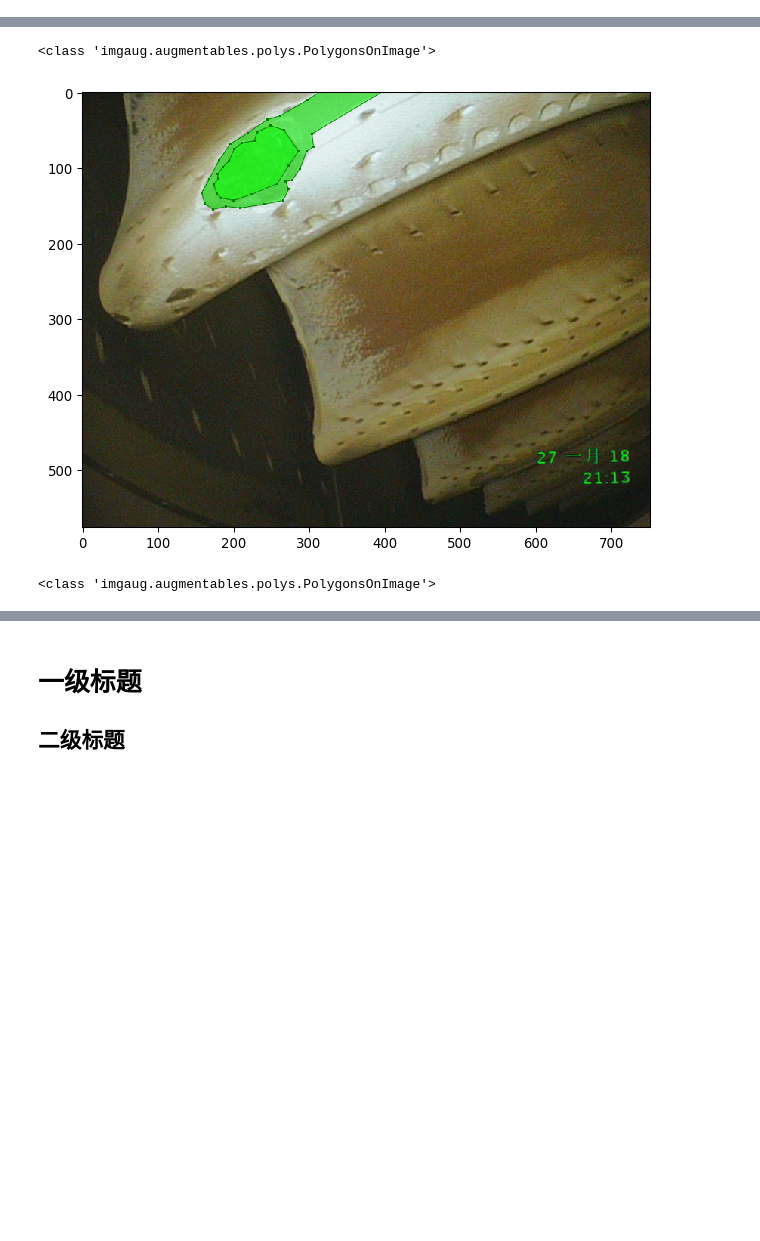
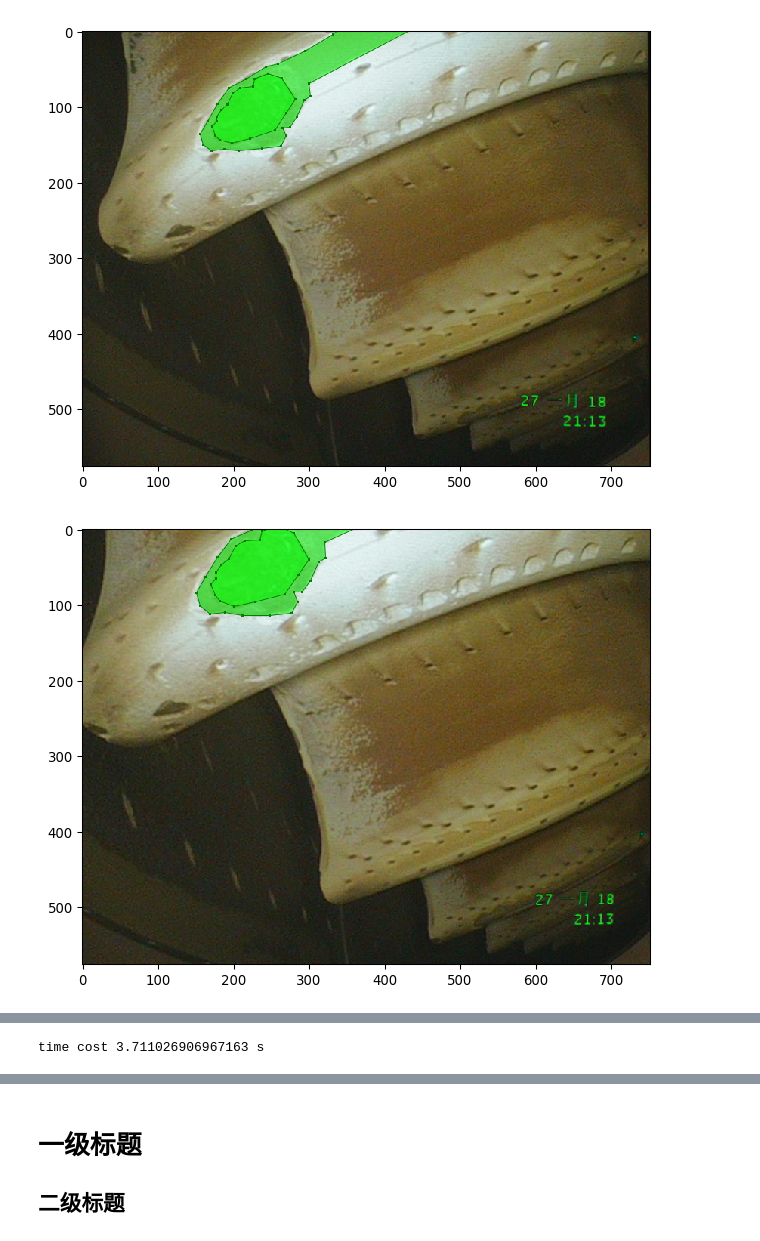
Before and after one commit to marz233/data_process, a Jupyter notebook: Multi-Core-imgaug.ipynb, the cells around one changed output, grey strips where cells are left out. Drawn from its saved outputs; the diff is of its cells as text; code cells hidden in the pictures; blank space fills up the shorter version.

```diff
--- a/Multi-Core-imgaug.ipynb
+++ b/Multi-Core-imgaug.ipynb
@@ -7,14 +7,15 @@ import numpy as np
 import json
 import shutil
 import os
+import re
 import time
 import base64
 from imgaug.augmentables.batches import UnnormalizedBatch
 
-json_dir_path=r'/home/cver/lcx/data/augmentation/imgaug1json'
-img_dir_path=r'/home/cver/lcx/data/augmentation/imgaug1img'
-
-
+json_src_dir=r'/home/cver/lcx/data/augmentation/imgaug1json'
+img_src_dir=r'/home/cver/lcx/data/augmentation/imgaug1img'
+json_dst_dir=r'/home/cver/lcx/data/augmentation/json_dst'
+img_dst_dir=r'/home/cver/lcx/data/augmentation/img_dst'
 extend_times=3
 
 
@@ -40,36 +41,91 @@ def load_json_polygons(path):#读入全部json
             psoi = ia.PolygonsOnImage(point_set,shape=(data["imageHeight"],data["imageWidth"],3))
             all_polygons.append(psoi)
     return all_polygons
 
 def batches_augmenter(all_images,all_polygons):
     batches = [UnnormalizedBatch(images=all_images, polygons=all_polygons) for _ in range(extend_times)]
 
     aug = iaa.Sequential([#扩展策略
     #     iaa.Flipud(0.5),#上下镜像翻转#*2
     #     iaa.Fliplr(0.5),#左右镜像翻转#*2
     #     iaa.GammaContrast(gamma=(0.5, 2.0),per_channel=True, random_state=None),#伽玛对比度#*6
     #     iaa.MotionBlur(k=(3,20),angle=(0,360), direction=(-1.0, 1.0),random_state=None)#移动模糊，步长k，图像平面上的移动方向angle，图像法向的移动方向direction，random_state？
             iaa.PerspectiveTransform(scale=(0.01, 0.15), keep_size=True)#透视变换#一个多边形变换后可能变成0,1,2...任意多的多边形，imgaug0.3.0 not implement yet
     #     iaa.GaussianBlur(sigma=(0.0, 5.0))#高斯模糊
         ])
 
     batches_aug = list(aug.augment_batches(batches, background=True))#background=True
     return batches_aug
 
 def images_write(batches_aug,src_dir,dst_dir):
-    for j,imgPath in enumerate(sorted(os.listdir(src_dir))):
+    for j,imgName in enumerate(sorted(os.listdir(src_dir))):
         for i,batches in enumerate(batches_aug):
-            batches_aug[i].polygons_aug[j].clip_out_of_image()
 
             ia.imshow(
                 batches_aug[i].polygons_aug[j].draw_on_image(
                     batches_aug[i].images_aug[j]
                 )
             )
-            imageio.imwrite(os.path.join(dst_dir,imgPath[:-4]+"_Aug"+str(i+1)+imgPath[-4:]),
+            imageio.imwrite(os.path.join(dst_dir,json_image_aug_Path(i,imgName)[2]),
                             batches_aug[i].images_aug[j])
 def jsons_dump(batches_aug,src_dir,dst_dir):
-    for j,jsonPath in enumerate(sorted(os.listdir(src_dir))):
-        for i,batches in enumerate(batches_aug):
-            batches_aug[i].polygons_aug[j].clip_out_of_image()
+    for j,jsonName in enumerate(sorted(os.listdir(src_dir))):
+        with open(os.path.join(src_dir,jsonName),'r') as fp:
+            data = json.load(fp)
+            for i,batches in enumerate(batches_aug):
+                batches_aug[i].polygons_aug[j]=batches_aug[i].polygons_aug[j].clip_out_of_image()
+                data["imagePath"]=json_image_aug_Path(i,jsonName)[2]
+                data["imageData"]=json_imageData(json_image_aug_Path(i,jsonName)[2])
+                data["shapes"]=json_shapes(batches_aug[i].polygons_aug[j])
+
+                json.dump(data,open(os.path.join(dst_dir,json_image_aug_Path(i,jsonName)[1]),
+                                    'w'), indent=4,ensure_ascii=False)
+
+def json_image_aug_Path(i,fullName):
+    temp=[]
+    name=os.path.basename(fullName).split('.')[0]
+    temp.append(name)
+    temp.append(name+"_Aug"+str(i+1)+".json")
+    temp.append(name+"_Aug"+str(i+1)+".png")
+    return temp
+
+def json_imageData(fileName):
+#     for file in os.listdir(img_dst_dir):
+#         matchObj = re.search(fileName.split('.')[0], file)
+#         if matchObj:
+#             print(fileName.split('.')[0],file)
+#             with open(os.path.join(img_dst_dir,file),'rb') as f:
+    with open(os.path.join(img_dst_dir,fileName),'rb') as f:
+        imageData=base64.b64encode(f.read()).decode('utf-8')
+        return imageData
+
+def json_shapes(PolygonsOnImage):
+    shapes=[]
+    for i,polygon in enumerate(PolygonsOnImage.polygons):
+        shape={}
+        shape.update({"line_color": 0,"fill_color": 0,
+                      "shape_type": "polygon","flags": {},
+                      "label" : polygon.label,
+                      "points" : polygon.exterior.astype(np.int16).tolist()
+                      })
+
+        shapes.append(shape)
+
+    return shapes
+
+def main():
+    time_start=time.time()
+
+    batches_aug=batches_augmenter(load_images(img_src_dir),
+                                  load_json_polygons(json_src_dir))
+    images_write(batches_aug,img_src_dir,img_dst_dir)
+    jsons_dump(batches_aug,json_src_dir,json_dst_dir)
+
+    time_end=time.time()
+    print('time cost',time_end-time_start,'s')
+
+if __name__ == "__main__":
+    main()
 # %% [output]
+[figure, new version]
+[figure, new version]
@@ -76,3 +136 @@ def jsons_dump(batches_aug,src_dir,dst_dir):
-<class 'imgaug.augmentables.polys.PolygonsOnImage'>
+time cost 3.711026906967163 s
-[figure, old version]
-<class 'imgaug.augmentables.polys.PolygonsOnImage'>
```
Also changed, not shown: parts of 2 cells of this notebook.
